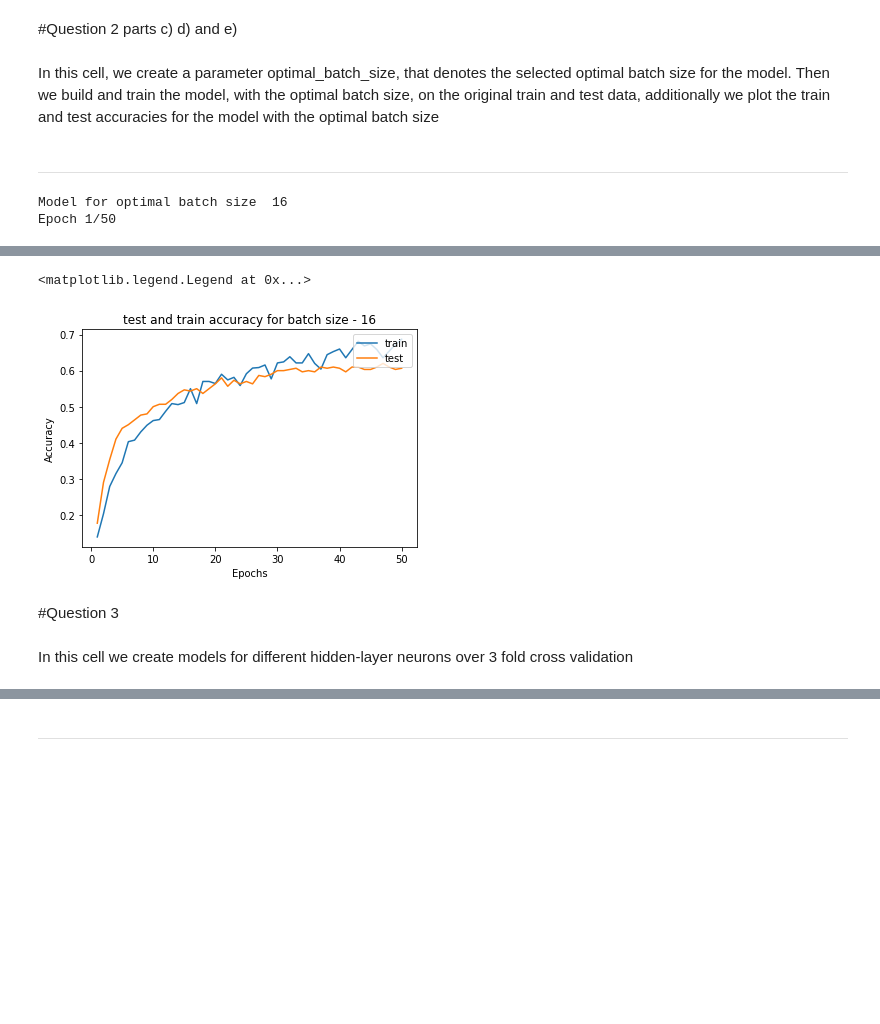
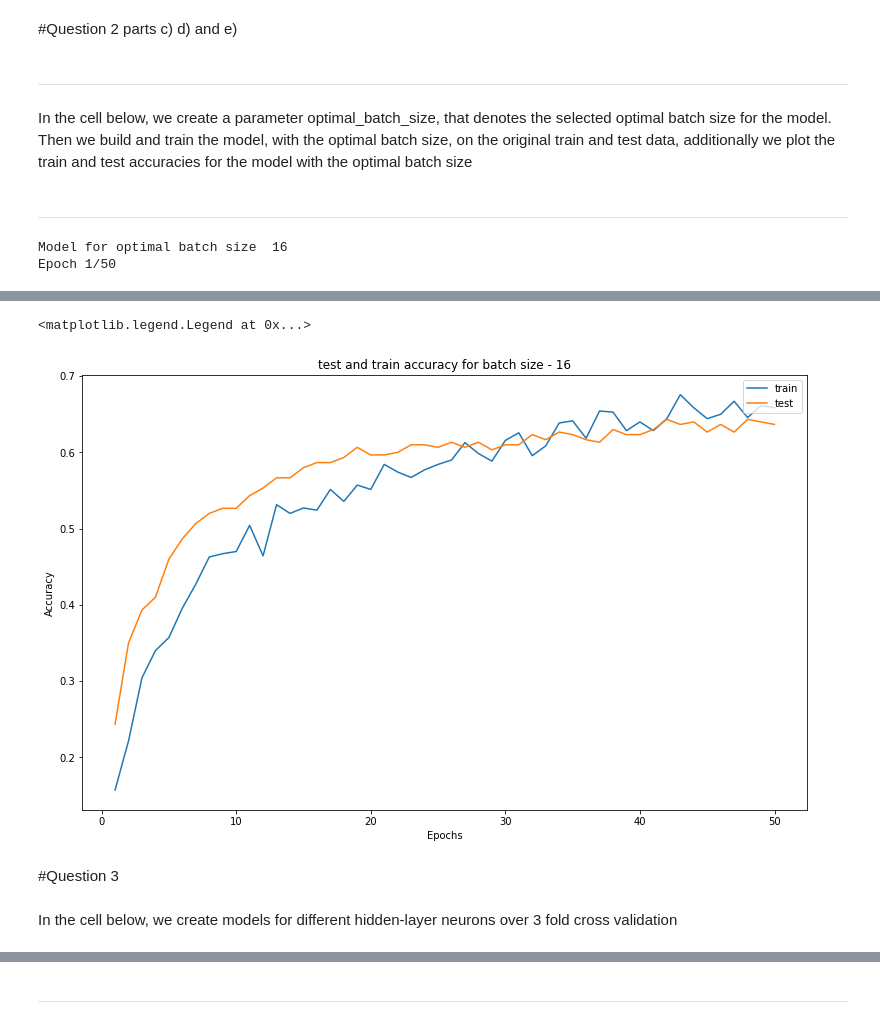
Before and after one commit to kirath2205/Neural-Network-Assignment-1, a Jupyter notebook: start_1a.ipynb, the cells around one changed output, grey strips where cells are left out. Drawn from its saved outputs; the diff is of its cells as text; code cells hidden in the pictures; blank space fills up the shorter version.

```diff
--- a/start_1a.ipynb
+++ b/start_1a.ipynb
@@ -412,12 +416,16 @@ median_epoch_time_table # pandas dataframe that holds the median epoch time for
 | 6 | 64 | 0.09 |
 # %% [markdown]
 #Question 2 parts c) d) and e)
-# %% [markdown]
-In this cell, we create a parameter optimal_batch_size, that denotes the selected optimal batch size for the model. Then we build and train the model, with the optimal batch size, on the original train and test data, additionally we plot the train and test accuracies for the model with the optimal batch size
 # %% [markdown]
 
 
 ---
+# %% [markdown]
+In the cell below, we create a parameter optimal_batch_size, that denotes the selected optimal batch size for the model. Then we build and train the model, with the optimal batch size, on the original train and test data, additionally we plot the train and test accuracies for the model with the optimal batch size
+# %% [markdown]
+
+
+---
 # %%
 
 
@@ -431,7 +439,9 @@ tf.keras.backend.clear_session()
 model=build_model(total_classes,input_shape)
 time_callback = TimeHistory()
 history['optimal_batch_size_model'] = train_model(model,epochs,X_train,y_train,X_test,y_test,optimal_batch_size,[time_callback])
-
+print()
+print()
+plt.figure(figsize = (13,8))
 plt.xlabel('Epochs')
 plt.ylabel('Accuracy')
 plt.title('test and train accuracy for batch size - '+str(optimal_batch_size))
@@ -461,9 +471,9 @@ Epoch 50/50
 <matplotlib.legend.Legend at 0x...>
-[figure, old version]
+[figure, new version]
 # %% [markdown]
 #Question 3
 # %% [markdown]
-In this cell we create models for different hidden-layer neurons over 3 fold cross validation
+In the cell below, we create models for different hidden-layer neurons over 3 fold cross validation
 # %%
 
 
```
Also changed, not shown: parts of 27 cells of this notebook.
